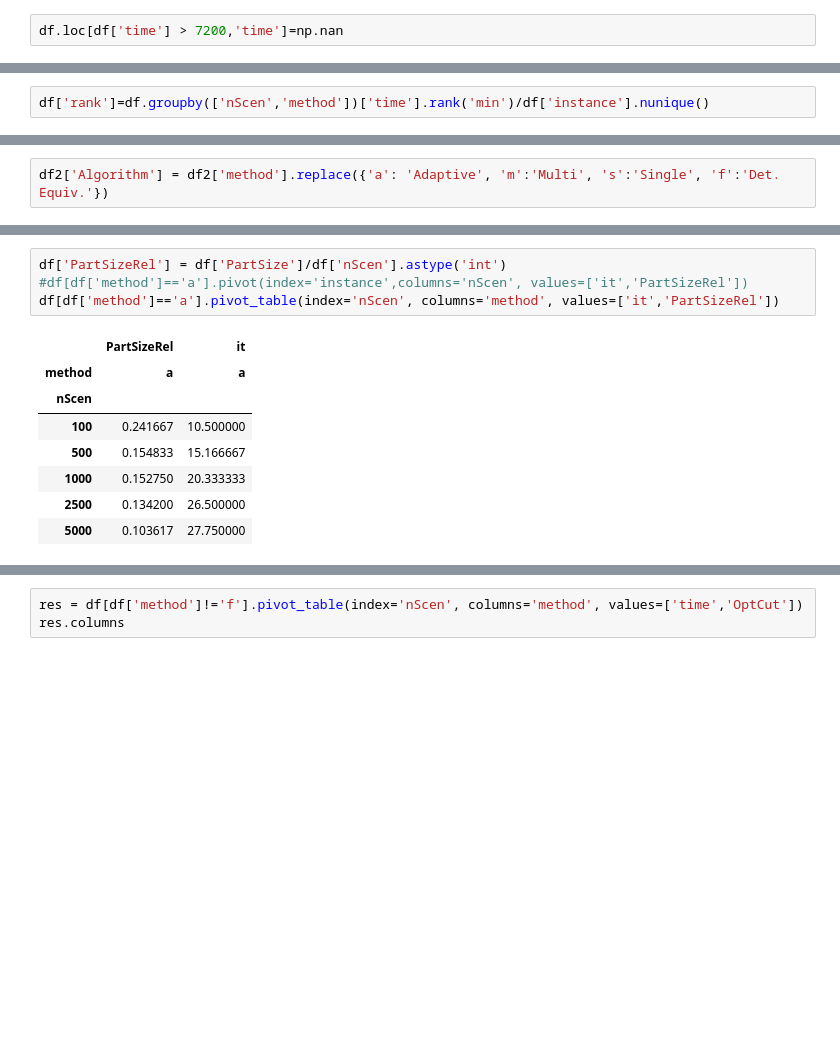
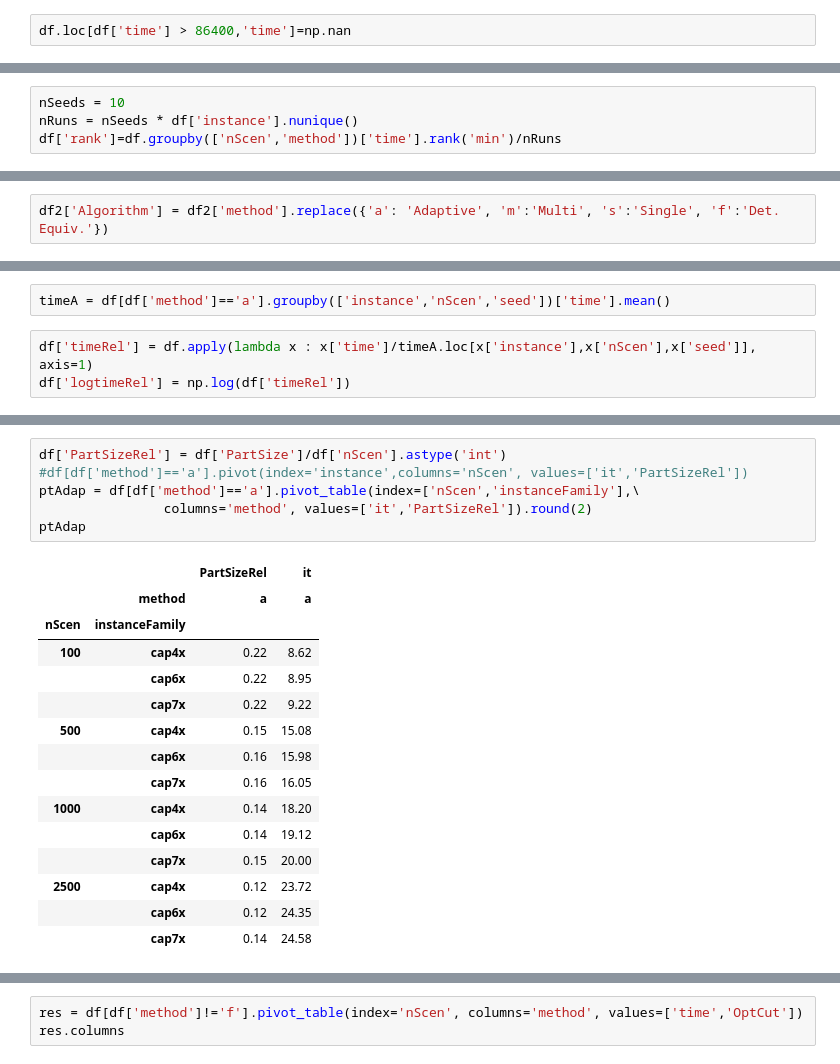
Before and after one commit to borelian/AdaptiveBenders, a Jupyter notebook: Analisis_Output_BendersPy_FLcvar.ipynb, the cells around one changed output, grey strips where cells are left out. Cells and saved outputs as stored; diff of their text form; blank space fills up the shorter version.

```diff
--- a/Analisis_Output_BendersPy_FLcvar.ipynb
+++ b/Analisis_Output_BendersPy_FLcvar.ipynb
@@ -22,5 +21,5 @@ array(['cap41', 'cap42', 'cap43', 'cap44', 'cap61', 'cap62', 'cap63',
 df['instance'] = pd.Categorical(df['instance'], categories=['cap41','cap42','cap43','cap44','cap61','cap62','cap63','cap64','cap71','cap72','cap73','cap74'])
 #df['nScen']  = pd.Categorical(df['nScen'], categories=['100','500','1000','2500','5000'])
 # %%
-df.loc[df['time'] > 7200,'time']=np.nan
+df.loc[df['time'] > 86400,'time']=np.nan
 # %%
@@ -91,6 +93,8 @@ Index(['file', 'it', 'LB', 'UB', 'Gap', 'FeasCut', 'OptCut', 'PartSize',
       dtype='object')
 # %%
-df['rank']=df.groupby(['nScen','method'])['time'].rank('min')/df['instance'].nunique()
+nSeeds = 10
+nRuns = nSeeds * df['instance'].nunique()
+df['rank']=df.groupby(['nScen','method'])['time'].rank('min')/nRuns
 # %%
 maxRank = df.groupby(['nScen','method'])['rank'].max().reset_index()
 df2 = df.copy()
@@ -125,0 +147,5 @@ df
+# %%
+timeA = df[df['method']=='a'].groupby(['instance','nScen','seed'])['time'].mean()
+# %%
+df['timeRel'] = df.apply(lambda x : x['time']/timeA.loc[x['instance'],x['nScen'],x['seed']], axis=1)
+df['logtimeRel'] = np.log(df['timeRel'])
@@ -146,13 +293,22 @@ Name: LB, dtype: float64
 # %%
 df['PartSizeRel'] = df['PartSize']/df['nScen'].astype('int')
 #df[df['method']=='a'].pivot(index='instance',columns='nScen', values=['it','PartSizeRel'])
-df[df['method']=='a'].pivot_table(index='nScen', columns='method', values=['it','PartSizeRel'])
+ptAdap = df[df['method']=='a'].pivot_table(index=['nScen','instanceFamily'],\
+                columns='method', values=['it','PartSizeRel']).round(2)
+ptAdap
 # %% [output]
-|  | PartSizeRel | it |
-| method | a | a |
-| nScen |  |  |
-| 100 | 0.241667 | 10.500000 |
-| 500 | 0.154833 | 15.166667 |
-| 1000 | 0.152750 | 20.333333 |
-| 2500 | 0.134200 | 26.500000 |
-| 5000 | 0.103617 | 27.750000 |
+|  |  | PartSizeRel | it |
+|  | method | a | a |
+| nScen | instanceFamily |  |  |
+| 100 | cap4x | 0.22 | 8.62 |
+|  | cap6x | 0.22 | 8.95 |
+|  | cap7x | 0.22 | 9.22 |
+| 500 | cap4x | 0.15 | 15.08 |
+|  | cap6x | 0.16 | 15.98 |
+|  | cap7x | 0.16 | 16.05 |
+| 1000 | cap4x | 0.14 | 18.20 |
+|  | cap6x | 0.14 | 19.12 |
+|  | cap7x | 0.15 | 20.00 |
+| 2500 | cap4x | 0.12 | 23.72 |
+|  | cap6x | 0.12 | 24.35 |
+|  | cap7x | 0.14 | 24.58 |
```
Also changed, not shown: parts of 27 cells of this notebook, 1 other file.
